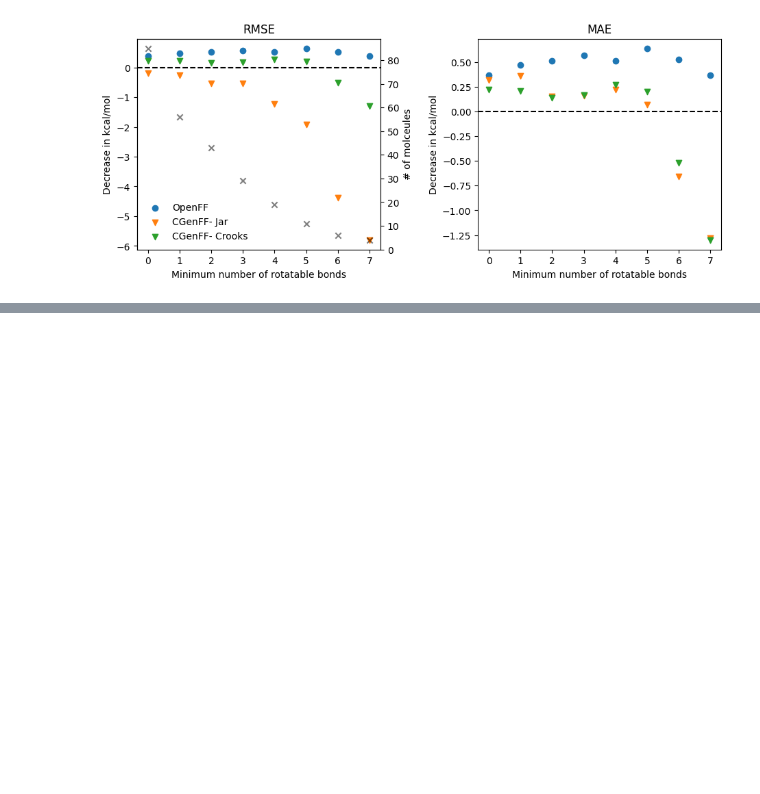
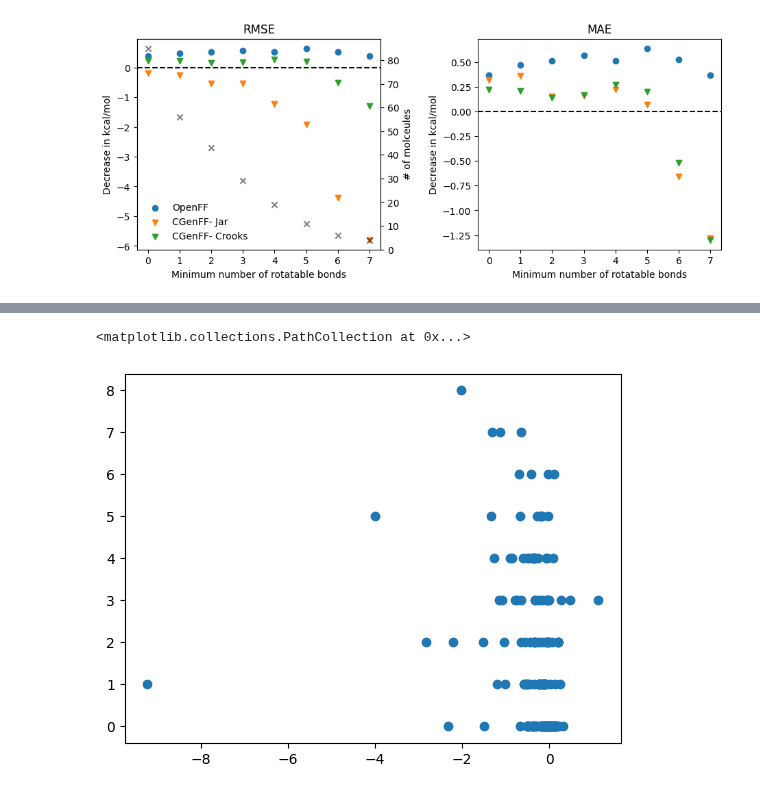
Before and after one commit to JohannesKarwou/notebooks, a Jupyter notebook: combinedDataset.ipynb, the cells around one changed output, grey strips where cells are left out. Cells and saved outputs as stored; diff of their text form; code cells hidden in the pictures; blank space fills up the shorter version.

```diff
--- a/combinedDataset.ipynb
+++ b/combinedDataset.ipynb
@@ -348,0 +365,5 @@ ax1.legend()
+# %%
+plt.scatter(data["Jar correction"],data["numRotBonds"])
+# %% [output]
+<matplotlib.collections.PathCollection at 0x...>
+[figure, added]
```
Also changed, not shown: parts of 5 cells of this notebook.
